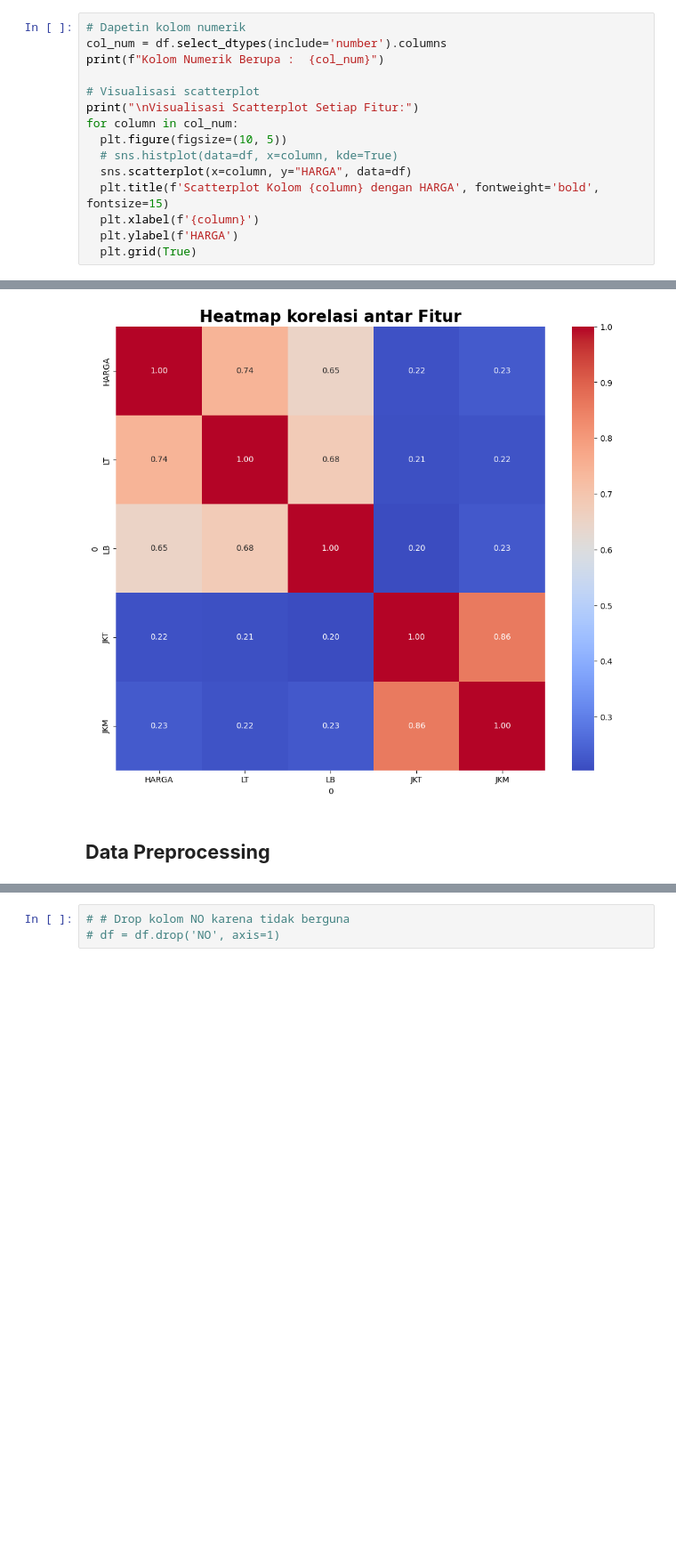
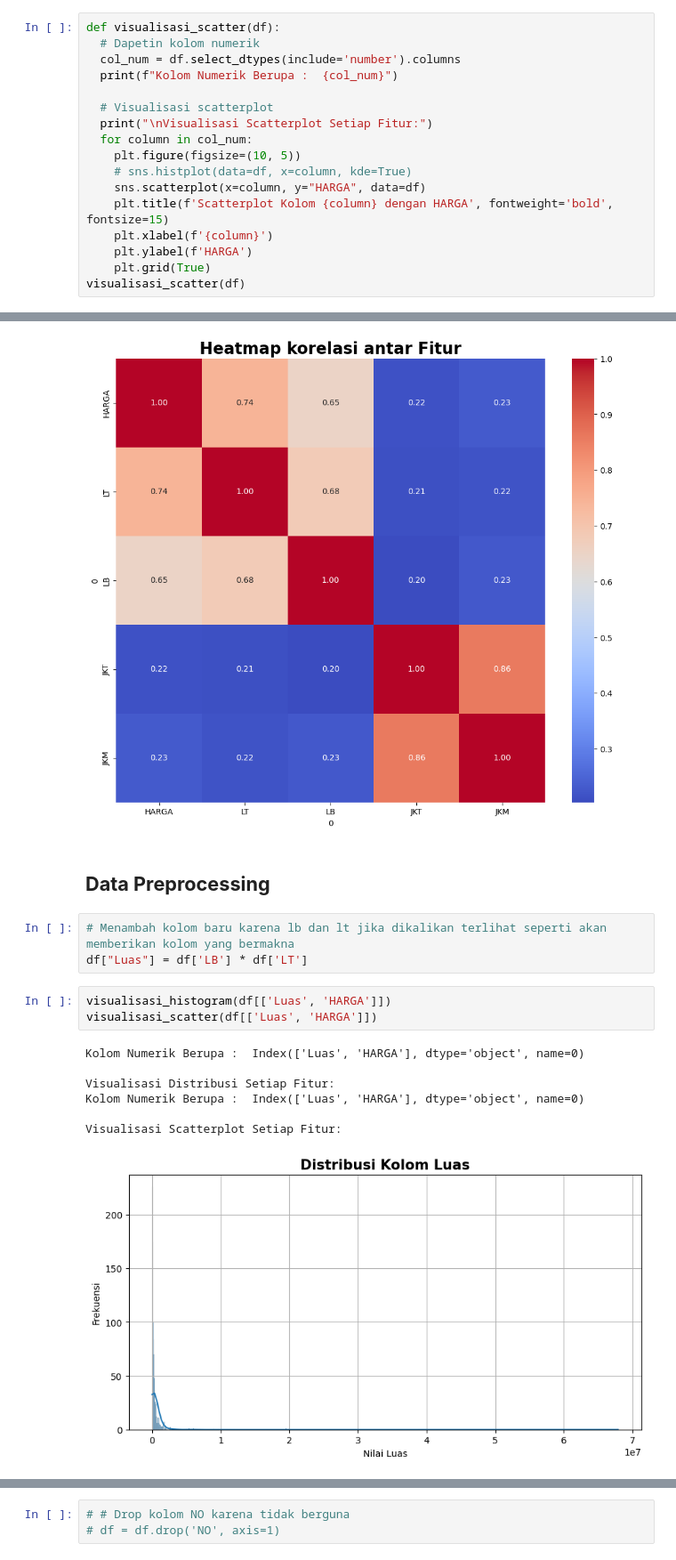
Before and after one commit to notnsas/cautious-eureka, a Jupyter notebook: aplikasi_ds/UAS.ipynb, the cells around one changed output, grey strips where cells are left out. Shown at 89% size. Cells and saved outputs as stored; diff of their text form; blank space fills up the shorter version.

```diff
--- a/aplikasi_ds/UAS.ipynb
+++ b/aplikasi_ds/UAS.ipynb
@@ -177,20 +179,22 @@ Visualisasi Distribusi Setiap Fitur:
 [figure]
 [figure]
 # %%
-# Dapetin kolom numerik
-col_num = df.select_dtypes(include='number').columns
-print(f"Kolom Numerik Berupa :  {col_num}")
+def visualisasi_scatter(df):
+  # Dapetin kolom numerik
+  col_num = df.select_dtypes(include='number').columns
+  print(f"Kolom Numerik Berupa :  {col_num}")
 
-# Visualisasi scatterplot
-print("\nVisualisasi Scatterplot Setiap Fitur:")
-for column in col_num:
-  plt.figure(figsize=(10, 5))
-  # sns.histplot(data=df, x=column, kde=True)
-  sns.scatterplot(x=column, y="HARGA", data=df)
-  plt.title(f'Scatterplot Kolom {column} dengan HARGA', fontweight='bold', fontsize=15)
-  plt.xlabel(f'{column}')
-  plt.ylabel(f'HARGA')
-  plt.grid(True)
+  # Visualisasi scatterplot
+  print("\nVisualisasi Scatterplot Setiap Fitur:")
+  for column in col_num:
+    plt.figure(figsize=(10, 5))
+    # sns.histplot(data=df, x=column, kde=True)
+    sns.scatterplot(x=column, y="HARGA", data=df)
+    plt.title(f'Scatterplot Kolom {column} dengan HARGA', fontweight='bold', fontsize=15)
+    plt.xlabel(f'{column}')
+    plt.ylabel(f'HARGA')
+    plt.grid(True)
+visualisasi_scatter(df)
 # %% [output]
 Kolom Numerik Berupa :  Index(['HARGA', 'LT', 'LB', 'JKT', 'JKM'], dtype='object', name=0)
 
@@ -231,3 +238,17 @@ plt.show()
 [figure]
 # %% [markdown]
 ## **Data Preprocessing**
+# %%
+# Menambah kolom baru karena lb dan lt jika dikalikan terlihat seperti akan memberikan kolom yang bermakna
+df["Luas"] = df['LB'] * df['LT']
+# %%
+visualisasi_histogram(df[['Luas', 'HARGA']])
+visualisasi_scatter(df[['Luas', 'HARGA']])
+# %% [output]
+Kolom Numerik Berupa :  Index(['Luas', 'HARGA'], dtype='object', name=0)
+
+Visualisasi Distribusi Setiap Fitur:
+Kolom Numerik Berupa :  Index(['Luas', 'HARGA'], dtype='object', name=0)
+
+Visualisasi Scatterplot Setiap Fitur:
+[figure, added]
```
Also changed, not shown: parts of 37 cells of this notebook.
